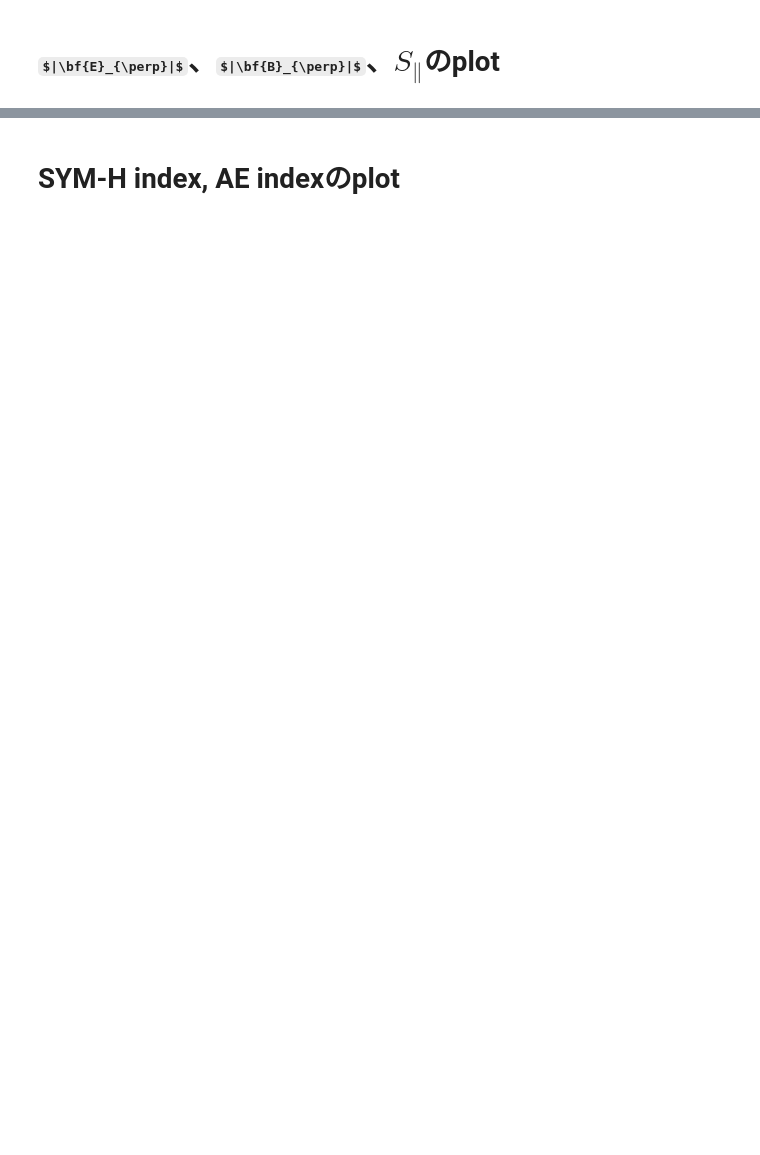
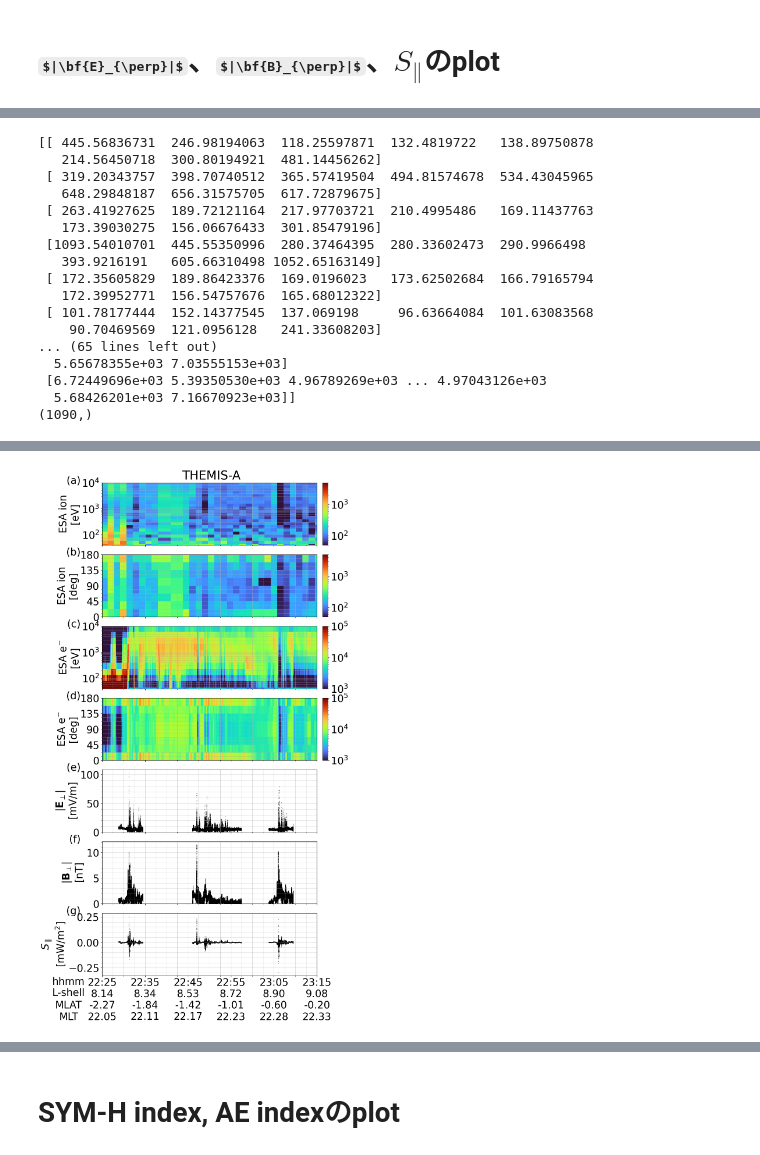
Before and after one commit to santanka/observation_workspace, a Jupyter notebook: KAW_observation/KAW_observation_2025_fig1.ipynb, the cells around one changed output, grey strips where cells are left out. Drawn from its saved outputs; the diff is of its cells as text; code cells hidden in the pictures; some formulas as TeX source; blank space fills up the shorter version.

Commit message:
THEMIS-A fig.3作成

```diff
--- a/KAW_observation/KAW_observation_2025_fig1.ipynb
+++ b/KAW_observation/KAW_observation_2025_fig1.ipynb
@@ -1325,6 +1905,10 @@ THA_rmlatmlt_R = np.sqrt(THA_SM_pos.data[:, 0]**2E0 + THA_SM_pos.data[:, 1]**2E0
 THA_rmlatmlt_MLAT = np.rad2deg(np.arctan2(THA_SM_pos.data[:, 2], np.sqrt(THA_SM_pos.data[:, 0]**2E0 + THA_SM_pos.data[:, 1]**2E0)))
 THA_rmlatmlt_MLT = np.rad2deg(np.arctan2(THA_SM_pos.data[:, 1], THA_SM_pos.data[:, 0])) / 15. + 12.
 
+THA_rmlatmlt_L  = THA_rmlatmlt_R / np.cos(np.deg2rad(THA_rmlatmlt_MLAT))**2E0
+
 print(np.nanmax(THA_rmlatmlt_R), np.nanmin(THA_rmlatmlt_R))
 print(np.nanmax(THA_rmlatmlt_MLAT), np.nanmin(THA_rmlatmlt_MLAT))
 print(np.nanmax(THA_rmlatmlt_MLT), np.nanmin(THA_rmlatmlt_MLT))
+
+print(np.nanmax(THA_rmlatmlt_L), np.nanmin(THA_rmlatmlt_L))
@@ -1354,11 +1960,11 @@ ax_6.tick_params(axis='x', which='both', labelbottom=False)
 
 ytitle_proton = r'ESA ion' + '\n' + r'[eV]'
 ztitle_proton = r'[$\mathrm{cm}^{-2} \mathrm{sr}^{-1} \mathrm{s}^{-1} \mathrm{eV}^{-1}$]'
-omniflux_plot_THEMIS_A(fig, ax_1, cax_1, dn_tha_proton, 1E1, 1E3, 4E1, 1E4, ytitle_proton, ztitle_proton)
+omniflux_plot_THEMIS_A(fig, ax_1, cax_1, dn_tha_proton, 5E1, 5E3, 4E1, 1E4, ytitle_proton, ztitle_proton)
 
 ytitle_proton_pa = r'ESA ion' + '\n' + r'[deg]'
 ztitle_proton_pa = r'[$\mathrm{cm}^{-2} \mathrm{sr}^{-1} \mathrm{s}^{-1} \mathrm{eV}^{-1}$]'
-pa_plot_THEMIS_A(fig, ax_2, cax_2, da_tha_proton_pa, 1E1, 1E3, ytitle_proton_pa, ztitle_proton_pa)
+pa_plot_THEMIS_A(fig, ax_2, cax_2, da_tha_proton_pa, 5E1, 5E3, ytitle_proton_pa, ztitle_proton_pa)
 
 ytitle_electron = r'ESA $\mathrm{e}^{-}$' + '\n' + r'[eV]'
 ztitle_electron = r'[$\mathrm{cm}^{-2} \mathrm{sr}^{-1} \mathrm{s}^{-1} \mathrm{eV}^{-1}$]'
@@ -1399,7 +2005,7 @@ ax_7.set_xlim(time_range_T_analysis_0, time_range_T_analysis_1)
 ax_7.xaxis.set_major_formatter(mdates.DateFormatter("%H:%M"))
 ax_7.xaxis.set_major_locator(mdates.MinuteLocator(interval=10))
 
-def add_panel_label(ax, label, x=-0.15, y=0.95):
+def add_panel_label(ax, label, x=-0.10, y=0.95):
     ax.text(x, y, label, transform=ax.transAxes,
             ha='right', va='bottom', clip_on=False)
 
@@ -1414,12 +2020,15 @@ R   = np.asarray(THA_rmlatmlt_R, dtype=float)  # Re
 mlat= np.asarray(THA_rmlatmlt_MLAT, dtype=float)  # deg
 mlt = np.asarray(THA_rmlatmlt_MLT, dtype=float)  # hour [0,24)
 
+L_shell = np.asarray(THA_rmlatmlt_L, dtype=float)
+
 # --- MLT の 24h 周期をほどいてから補間し、最後に 24 で折り返す ---
 mlt_unwrap = np.unwrap(mlt * 2*np.pi/24.0) * 24.0/(2*np.pi)
 
 # 補間関数（tick の x は「日数」なのでそのまま使う）
 def interp_at(x_num):
-    Ri    = np.interp(x_num, t_pos_num, R, left=np.nan, right=np.nan)
+    #Ri    = np.interp(x_num, t_pos_num, R, left=np.nan, right=np.nan)
+    Ri    = np.interp(x_num, t_pos_num, L_shell, left=np.nan, right=np.nan)   # L-shell
     mlati = np.interp(x_num, t_pos_num, mlat, left=np.nan, right=np.nan)
     mltiu = np.interp(x_num, t_pos_num, mlt_unwrap, left=np.nan, right=np.nan)
     mlti  = np.mod(mltiu, 24.0)
@@ -1446,22 +2055,41 @@ secax.tick_params(axis='x', which='major', pad=30)  # R/MLAT/MLTラベル
 secax.set_ticks(ax_7.get_xticks())
 
 fig.text(0.01, 0.100, "hhmm", ha='center', va='center')
-fig.text(0.01, 0.083, r"R [$R_{\mathrm{E}}$]", ha='center', va='center')
+#fig.text(0.01, 0.083, r"R [$R_{\mathrm{E}}$]", ha='center', va='center')
+fig.text(0.01, 0.083, r"L-shell", ha='center', va='center')
 fig.text(0.01, 0.063, r"MLAT", ha='center', va='center')
 fig.text(0.01, 0.045, r"MLT", ha='center', va='center')
 
-add_panel_label(ax_1, '(b-1)')
-add_panel_label(ax_2, '(b-2)')
-add_panel_label(ax_3, '(b-3)')
-add_panel_label(ax_4, '(b-4)')
-add_panel_label(ax_5, '(b-5)')
-add_panel_label(ax_6, '(b-6)')
-add_panel_label(ax_7, '(b-7)')
+add_panel_label(ax_1, '(a)')
+add_panel_label(ax_2, '(b)')
+add_panel_label(ax_3, '(c)')
+add_panel_label(ax_4, '(d)')
+add_panel_label(ax_5, '(e)')
+add_panel_label(ax_6, '(f)')
+add_panel_label(ax_7, '(g)')
 
 fig.suptitle('THEMIS-A', y=0.9)
 
 plt.tight_layout()
 plt.show()
 
-fig.savefig(r"/mnt/j/KAW_observation/Figure_1_b.pdf", bbox_inches='tight')
-fig.savefig(r"/mnt/j/KAW_observation/Figure_1_b.png", bbox_inches='tight')
+fig.savefig(r"/mnt/j/KAW_observation/Figure_2_a.pdf", bbox_inches='tight')
+fig.savefig(r"/mnt/j/KAW_observation/Figure_2_a.png", bbox_inches='tight')
+# %% [output]
+[[ 445.56836731  246.98194063  118.25597871  132.4819722   138.89750878
+   214.56450718  300.80194921  481.14456262]
+ [ 319.20343757  398.70740512  365.57419504  494.81574678  534.43045965
+   648.29848187  656.31575705  617.72879675]
+ [ 263.41927625  189.72121164  217.97703721  210.4995486   169.11437763
+   173.39030275  156.06676433  301.85479196]
+ [1093.54010701  445.55350996  280.37464395  280.33602473  290.9966498
+   393.9216191   605.66310498 1052.65163149]
+ [ 172.35605829  189.86423376  169.0196023   173.62502684  166.79165794
+   172.39952771  156.54757676  165.68012322]
+ [ 101.78177444  152.14377545  137.069198     96.63664084  101.63083568
+    90.70469569  121.0956128   241.33608203]
+... (65 lines left out)
+  5.65678355e+03 7.03555153e+03]
+ [6.72449696e+03 5.39350530e+03 4.96789269e+03 ... 4.97043126e+03
+  5.68426201e+03 7.16670923e+03]]
+(1090,)
@@ -1467,0 +2104 @@ fig.savefig(r"/mnt/j/KAW_observation/Figure_1_b.png", bbox_inches='tight')
+[figure, added]
```
Also changed, not shown: parts of 29 cells of this notebook, 3 other files.
